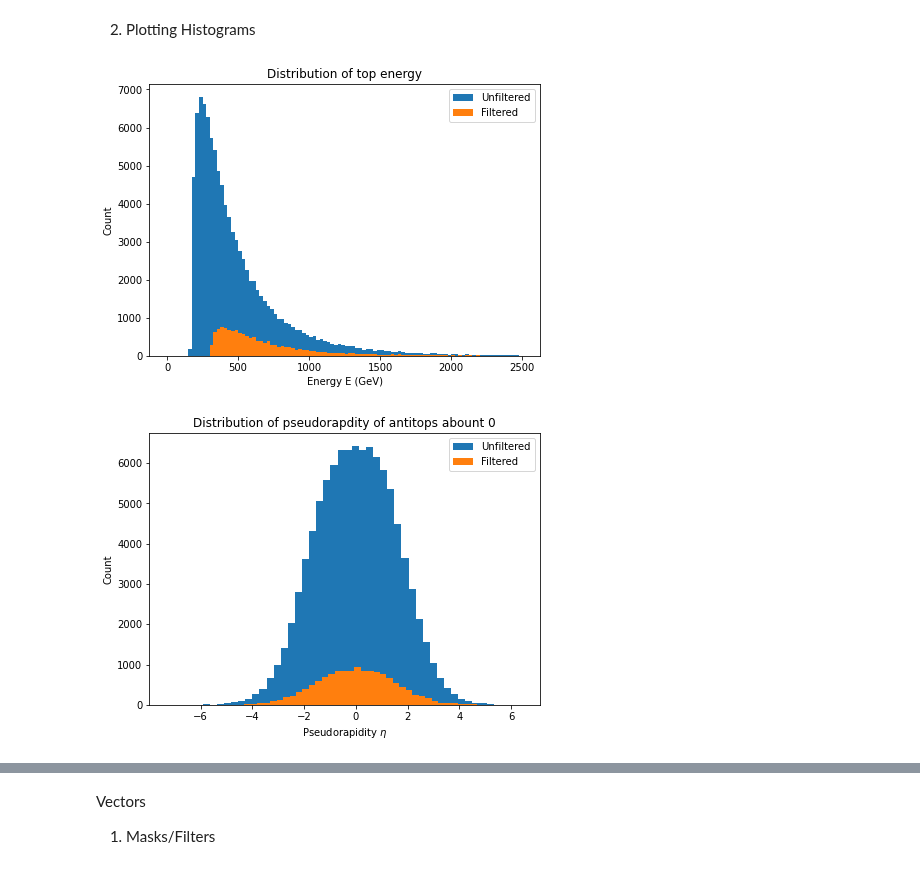
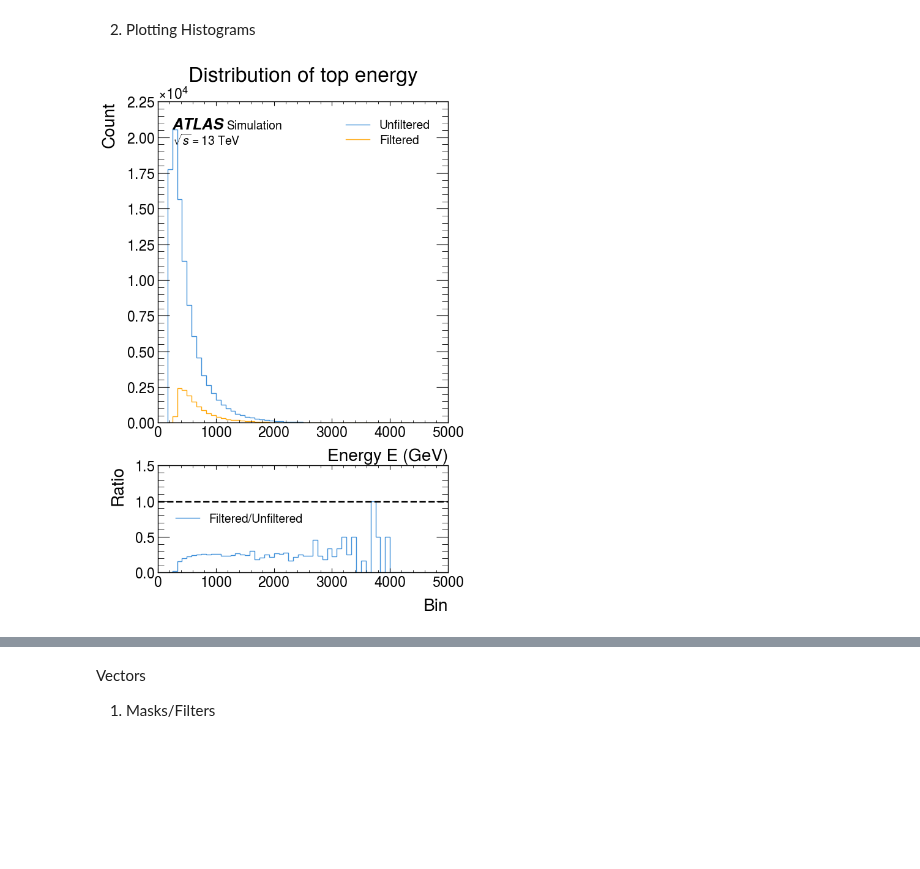
Before and after one commit to archiebrooks02/MPHYS-4Top, a Jupyter notebook: week_1.ipynb, the cells around one changed output, grey strips where cells are left out. Saved outputs shown, nothing was run; the diff lists cells and outputs as text; code cells hidden in the pictures; blank space fills up the shorter version.

Commit message:
Added mplhep style histograms and ratios

```diff
--- a/week_1.ipynb
+++ b/week_1.ipynb
@@ -7,3 +7,5 @@ import vector
 import awkward
 import matplotlib.pyplot as plt
 import mplhep as hep
+
+hep.style.use('ATLAS')
@@ -15,20 +45,6 @@ tree = uproot.open('/Users/archiebrooks/Documents/Uni/mphys project/MPHYS-4Top//
 events = tree.arrays(['top_pt', 'top_eta', 'top_phi', 'top_e', 'anti_top_pt', 'anti_top_eta', 'anti_top_phi', 'anti_top_e'])
 
 for data in tree.iterate(['top_pt', 'top_eta', 'top_phi', 'top_e', 'anti_top_pt', 'anti_top_eta', 'anti_top_phi', 'anti_top_e']):
-
-    pt_mask_1 = data['top_pt'][:, 0] > 50
-    pt_mask_2 = data['top_pt'][:, 1] > 50
-
-    eta_mask_1 = (data['top_eta'][:, 0] > -2.4) & (data['top_eta'][:, 0] < 2.4)
-    eta_mask_2 = (data['top_eta'][:, 1] > -2.4) & (data['top_eta'][:, 1] < 2.4)
-
-    anti_pt_mask_1 = data['anti_top_pt'][:, 0] > 50
-    anti_pt_mask_2 = data['anti_top_pt'][:, 1] > 50
-
-    anti_eta_mask_1 = (data['anti_top_eta'][:, 0] > -2.4) & (data['anti_top_eta'][:, 0] < 2.4)
-    anti_eta_mask_2 = (data['anti_top_eta'][:, 1] > -2.4) & (data['anti_top_eta'][:, 1] < 2.4)
-
-    masks = pt_mask_1 & pt_mask_2 & eta_mask_1 & eta_mask_2 & anti_pt_mask_1 & anti_pt_mask_2 & anti_eta_mask_1 & anti_eta_mask_2
 
     top_pt = awkward.to_numpy(data['top_pt'])
     top_e = awkward.to_numpy(data['top_e'])
@@ -46,30 +62,18 @@ for data in tree.iterate(['top_pt', 'top_eta', 'top_phi', 'top_e', 'anti_top_pt'
 # %%
 split_top_e = top_e.reshape(100000,1)
 split_filtered_top_e = filtered_top_e.reshape(13634,1)
 
-plt.figure(figsize=(7,5))
-plt.hist(split_top_e, bins=100, label = 'Unfiltered', range=(0,2500))
-plt.hist(split_filtered_top_e, bins=100, label = 'Filtered', range=(0,2500))
-plt.title("Distribution of top energy")
-plt.xlabel(r"Energy E (GeV)")
-plt.ylabel("Count")
-plt.legend()
+fig, ax = plt.subplots(nrows = 2, ncols = 1, gridspec_kw={'height_ratios': [3, 1]}, figsize=(6,10))
+histogram([split_top_e, split_filtered_top_e], 50, ['Unfiltered','Filtered'], ax[0], ratio=True, ratio_axes=ax[1])
+ax[0].set_title("Distribution of top energy")
+ax[0].set_xlabel(r"Energy E (GeV)")
+ax[0].set_ylabel("Count")
+ax[0].legend()
 plt.show()
 # %% [output]
-[figure, old version]
+[figure, new version]
 # %%
 split_antitop_eta = antitop_eta.reshape(100000,1)
 split_filtered_antitop_eta = filtered_antitop_eta.reshape(13634,1)
 split_top_eta = top_eta.reshape(100000,1)
 split_filtered_top_eta = filtered_top_eta.reshape(13634,1)
-# %%
-plt.figure(figsize=(7,5))
-plt.hist(split_antitop_eta, bins=50, label = 'Unfiltered')
-plt.hist(split_filtered_antitop_eta, bins=50, label = 'Filtered')
-plt.title("Distribution of pseudorapdity of antitops abount 0")
-plt.xlabel(r"Pseudorapidity $\eta$")
-plt.ylabel("Count")
-plt.legend()
-plt.show()
-# %% [output]
-[figure, removed]
```
Also changed, not shown: parts of 12 cells of this notebook.
